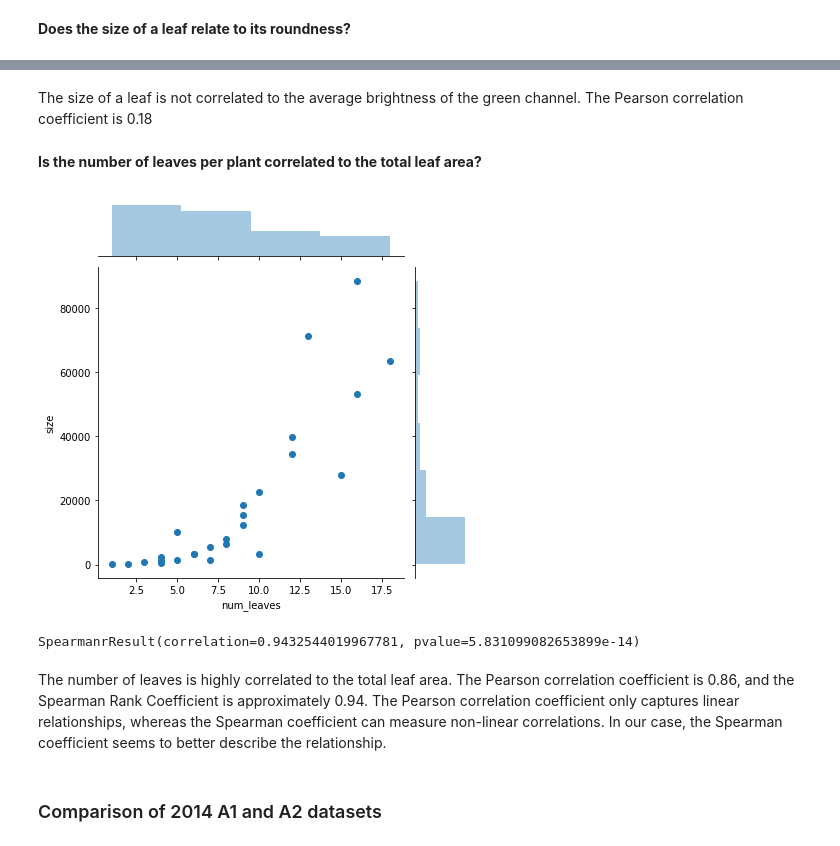
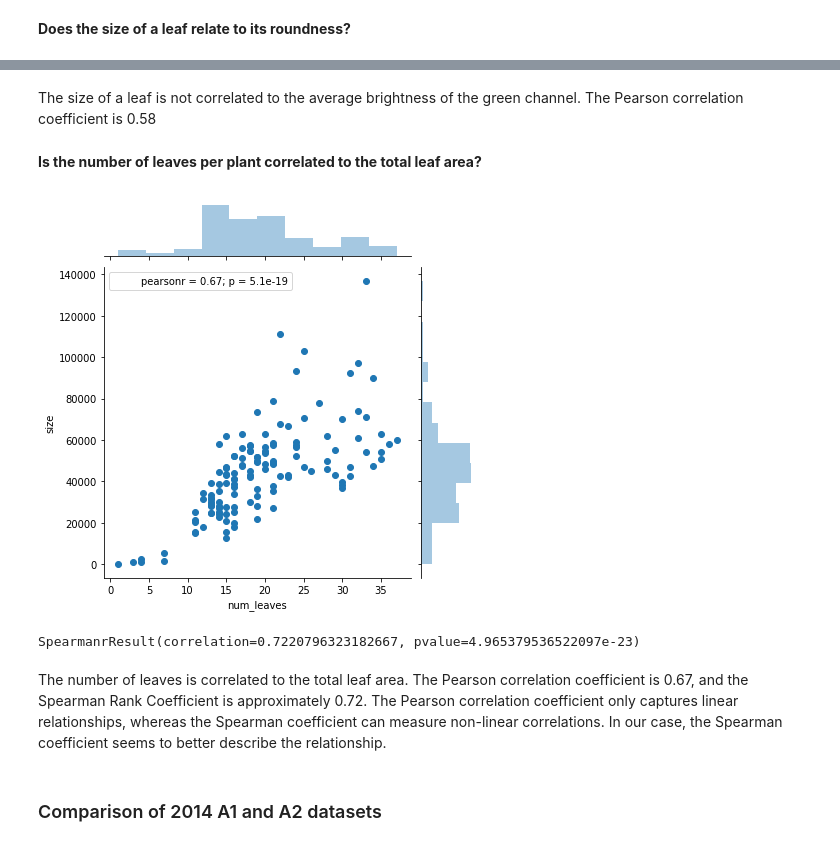
Before and after one commit to Regina-v/plant-image-analysis, a Jupyter notebook: Task04/ProgrammingProject3Task4.ipynb, the cells around one changed output, grey strips where cells are left out. Saved outputs shown, nothing was run; the diff lists cells and outputs as text; code cells hidden in the pictures.

Commit message:
update jupyter file, add results to presentation

```diff
--- a/Task04/ProgrammingProject3Task4.ipynb
+++ b/Task04/ProgrammingProject3Task4.ipynb
@@ -42,0 +32,7 @@ adf_plot.head()
+# %%
+# concatenate 2014 datasets
+df_complete = pd.concat([pd.read_csv(fp).assign(file=os.path.splitext(fp)[0])
+                for fp in glob.glob(os.path.join('',"2014*.csv"))])
+
+df = df_complete.loc[:,["image_ID", "size", "roundness", "brightness_average_green","feret_ratio", "width_to_height_ratio"]]
+df.head()
@@ -76,28 +86,30 @@ sns.jointplot(x="size", y="brightness_average_green", data=adf_plot.loc[:,["size
 # %% [markdown]
-The size of a leaf is not correlated to the average brightness of the green channel. The Pearson correlation coefficient is 0.18
+The size of a leaf is not correlated to the average brightness of the green channel. The Pearson correlation coefficient is 0.58
 # %% [markdown]
 **Is the number of leaves per plant correlated to the total leaf area?**
 # %%
 # number of objects for each image_ID
-aid_df = adf_plot.groupby("image_ID").size()
+number = df.groupby("image_ID").size()
 
 # sum of size of objects for each image_ID
-aarea_df = adf_plot.groupby("image_ID")["size"].agg("sum")
+area = df.groupby("image_ID")["size"].agg("sum")
 
-aid_area_df = aid_df.to_frame().join(aarea_df.to_frame())
-
-aid_area_df.rename(columns={aid_area_df.columns[0] : "num_leaves"}, inplace=True)
+number_area = number.to_frame().join(area.to_frame())
+number_area.rename(columns={number_area.columns[0] : "num_leaves"}, inplace=True)
 # %%
-sns.jointplot(x="num_leaves", y="size", data=aid_area_df) #.loc[:,["num_leaves", "size"]])
+g = sns.JointGrid(x="num_leaves", y="size", data=number_area)
+g = g.plot_joint(plt.scatter)
+g = g.plot_marginals(sns.distplot, kde=False)
+g = g.annotate(st.pearsonr)
 plt.show()
 
-spear_corr = st.spearmanr(aid_area_df.loc[:,"num_leaves"], aid_area_df.loc[:,"size"])
+spear_corr = st.spearmanr(number_area.loc[:,"num_leaves"], number_area.loc[:,"size"])
 print(spear_corr)
 # %% [output]
-[figure, old version]
+[figure, new version]
-SpearmanrResult(correlation=0.9432544019967781, pvalue=5.831099082653899e-14)
+SpearmanrResult(correlation=0.7220796323182667, pvalue=4.965379536522097e-23)
 # %% [markdown]
-The number of leaves is highly correlated to the total leaf area. The Pearson correlation coefficient is 0.86, and the Spearman Rank Coefficient is approximately 0.94. The Pearson correlation coefficient only captures linear relationships, whereas the Spearman coefficient can measure non-linear correlations. In our case, the Spearman coefficient seems to better describe the relationship.
+The number of leaves is correlated to the total leaf area. The Pearson correlation coefficient is 0.67, and the Spearman Rank Coefficient is approximately 0.72. The Pearson correlation coefficient only captures linear relationships, whereas the Spearman coefficient can measure non-linear correlations. In our case, the Spearman coefficient seems to better describe the relationship.
 # %% [markdown]
 ### Comparison of 2014 A1 and A2 datasets
 # %%
```
Also changed, not shown: parts of 22 cells of this notebook, 1 other file.
